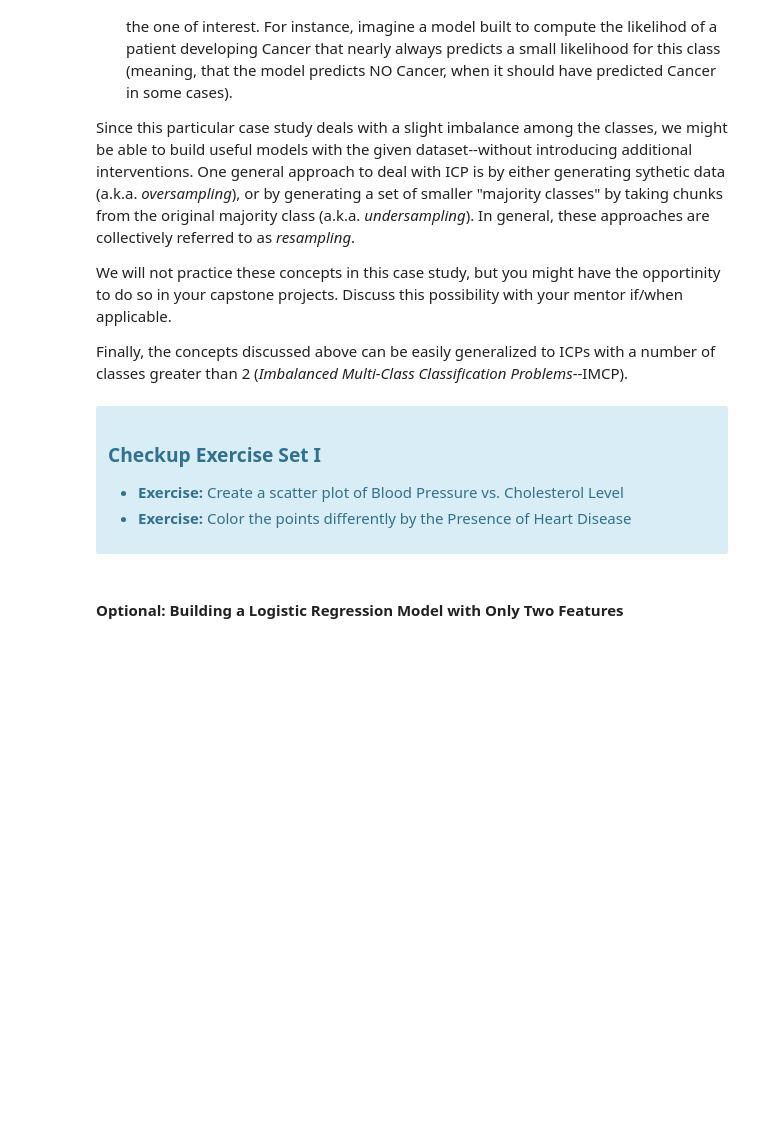
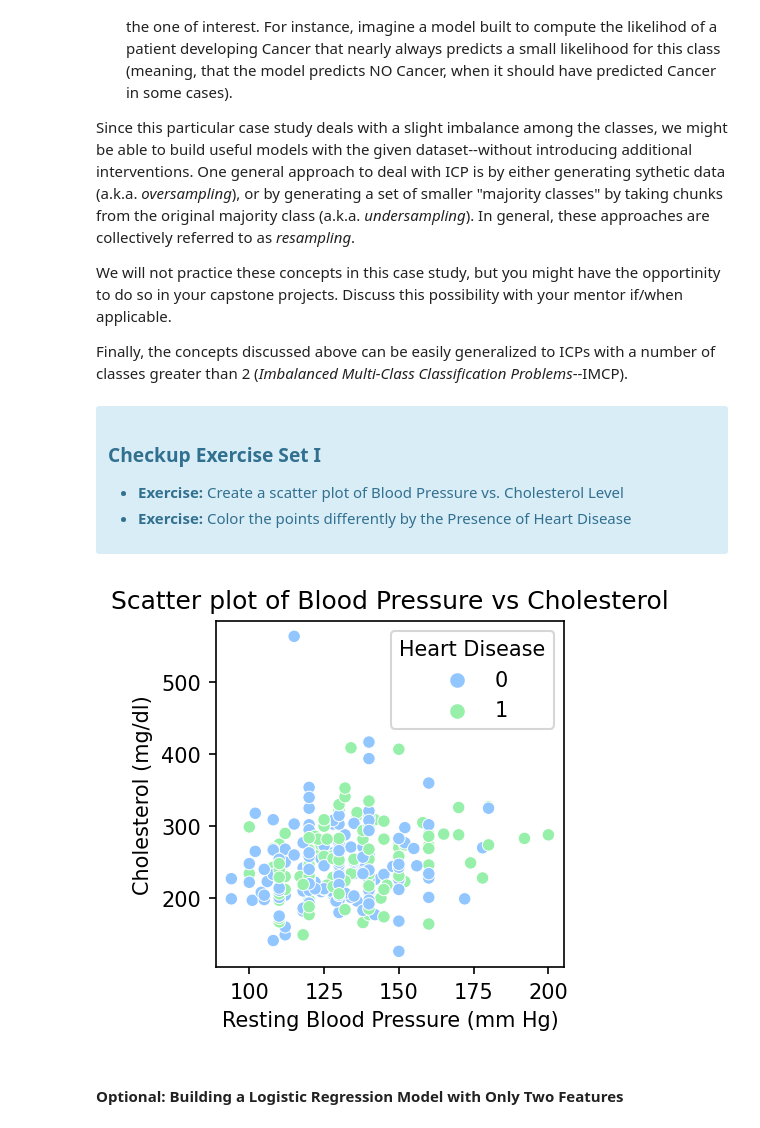
Before and after one commit to amoutafian/logistic_regression_case_study, a Jupyter notebook: Logistic Regression Advanced Case Study.ipynb, the cells around one changed output. Drawn from its saved outputs; the diff is of its cells as text; code cells hidden in the pictures; blank space fills up the shorter version.

```diff
--- a/Logistic Regression Advanced Case Study.ipynb
+++ b/Logistic Regression Advanced Case Study.ipynb
@@ -522,6 +522,16 @@ Finally, the concepts discussed above can be easily generalized to ICPs with a n
   <li> <b>Exercise:</b> Color the points differently by the Presence of Heart Disease
 </ul>
 </div>
+# %%
+sns.scatterplot(data=dflog, x='resting_BP_mm_Hg', y='cholesterol_mg_dl', hue='heart_disease')
+
+plt.xlabel('Resting Blood Pressure (mm Hg)')
+plt.ylabel('Cholesterol (mg/dl)')
+plt.title('Scatter plot of Blood Pressure vs Cholesterol')
+plt.legend(title='Heart Disease')
+plt.show()
+# %% [output]
+[figure, added]
 # %% [markdown]
 #### Optional: Building a Logistic Regression Model with Only Two Features
 # %% [markdown]
```
Also changed, not shown: parts of 6 cells of this notebook.
